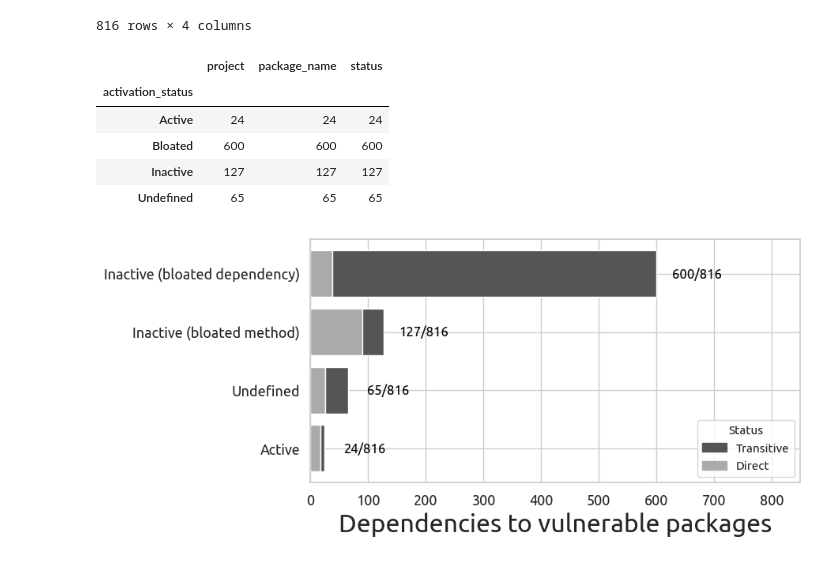
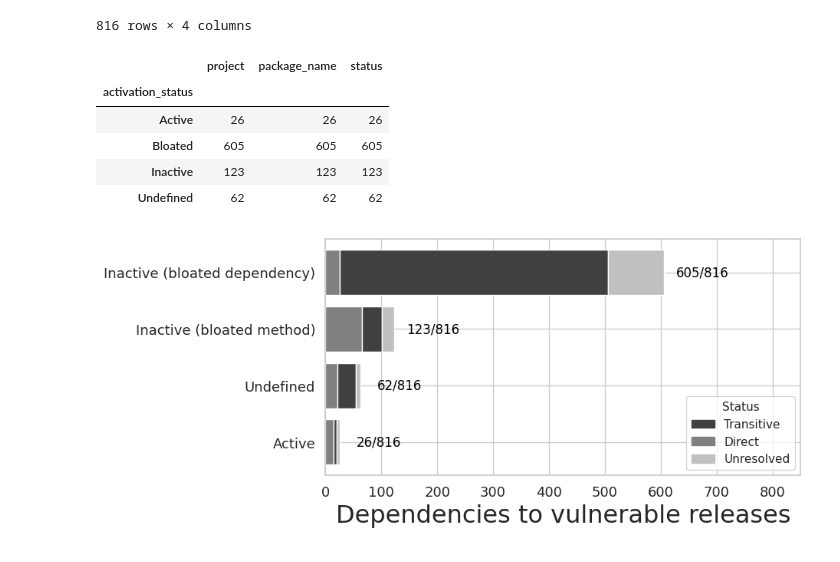
Before and after one commit to gdrosos/bloat-study-artifact, a Jupyter notebook: analysis/rq2.ipynb, the cells around one changed output. Saved outputs shown, nothing was run; the diff lists cells and outputs as text; code cells hidden in the pictures.

Commit message:
Update results

```diff
--- a/analysis/rq2.ipynb
+++ b/analysis/rq2.ipynb
@@ -17,7 +17,7 @@ plt.rcParams['legend.fontsize'] = 18
 plt.rcParams['figure.titlesize'] = 24
 plt.rcParams['figure.figsize'] = (8, 4)
 # %%
-df = pd.read_csv("data/results_rq2.csv")
+df = pd.read_csv("data/results_rq2_new.csv")
 # %%
 df
 # %% [output]
@@ -39,10 +39,10 @@ df.groupby("activation_status").count()
 # %% [output]
 |  | project | package_name | status |
 | activation_status |  |  |  |
-| Active | 24 | 24 | 24 |
-| Bloated | 600 | 600 | 600 |
-| Inactive | 127 | 127 | 127 |
-| Undefined | 65 | 65 | 65 |
+| Active | 26 | 26 | 26 |
+| Bloated | 605 | 605 | 605 |
+| Inactive | 123 | 123 | 123 |
+| Undefined | 62 | 62 | 62 |
 # %%
 # labels = ['Bloated', 'Inactive Exposure', 'Undefined Exposure', 'Active Exposure']
 # counts = [
@@ -96,32 +96,32 @@ color_dict = dict(zip(statuses, palette))
 
 fig, ax = plt.subplots()
 
 # Create bars for each activation_status and color them by status
 bottoms = {activation_status: 0 for activation_status in sorted_activation_statuses}
 for activation_status in sorted_activation_statuses:
     rows = grouped_df[grouped_df['activation_status'] == activation_status]
     for index, row in rows.iterrows():
         ax.barh(label_mapping[row['activation_status']], row['counts'], color=color_dict[row['status']],
                 left=bottoms[row['activation_status']], edgecolor=None, label=row['status'])
         bottoms[row['activation_status']] += row['counts']
 
     # Annotating total at the end of the bar
     total = bottoms[activation_status]
     ax.annotate(f'{total}/'+f'{df["project"].count()}',
                 xy=(total + 70, label_mapping[activation_status]),
                 ha='center', va='center',
                 color='black')
 
 # Create a legend for each status
 handles = [plt.Rectangle((0,0),1,1, color=color_dict[label]) for label in statuses]
 ax.legend(handles, statuses, title='Status', fontsize=11, title_fontsize=11, loc='lower right')
 
-ax.set_xlabel('Dependencies to vulnerable packages', fontsize=23)
+ax.set_xlabel('Dependencies to vulnerable releases', fontsize=23)
 ax.set_xlim(0, 750 + 100)  # Adjusted xlim to accommodate the annotations
 
 plt.gca().invert_yaxis()
 
 plt.savefig("figures/rq2.pdf", bbox_inches='tight')
 plt.show()
 # %% [output]
-[figure, old version]
+[figure, new version]
```
Also changed, not shown: 21 other files.
